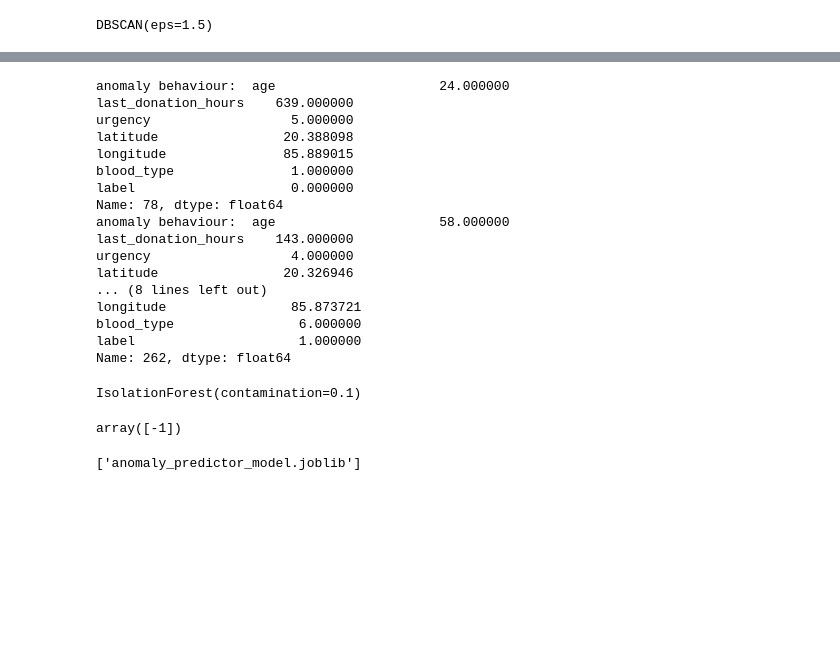
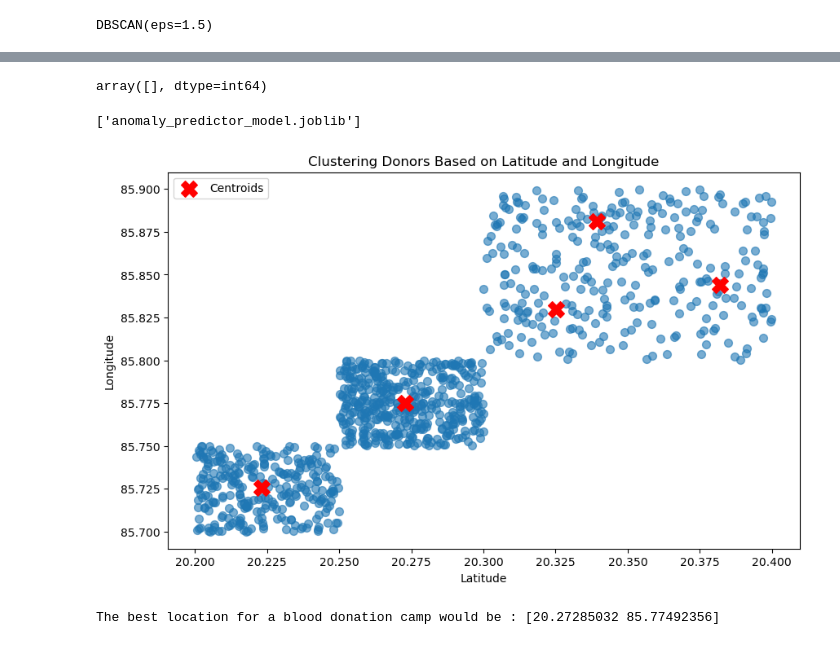
Before and after one commit to Graffian/RakthVeer, a Jupyter notebook: backend/notebooks/app.ipynb, the cells around one changed output, grey strips where cells are left out. Saved outputs shown, nothing was run; the diff lists cells and outputs as text; code cells hidden in the pictures; blank space fills up the shorter version.

```diff
--- a/backend/notebooks/app.ipynb
+++ b/backend/notebooks/app.ipynb
@@ -439,40 +499,51 @@ plt.show()
 import numpy as np
 labels = dbscan.labels_
 noise_index = np.where(labels==-1)[0]
-print("anomaly behaviour: " , donor_dataset.iloc[78])
-print("anomaly behaviour: " , donor_dataset.iloc[87])
-print("anomaly behaviour: " , donor_dataset.iloc[262])
+for i in noise_index:
+    print("anomaly behaviour: " , donor_dataset.iloc[i])
+
+noise_index
 # %% [output]
-anomaly behaviour:  age                     24.000000
-last_donation_hours    639.000000
-urgency                  5.000000
-latitude                20.388098
-longitude               85.889015
-blood_type               1.000000
-label                    0.000000
-Name: 78, dtype: float64
-anomaly behaviour:  age                     58.000000
-last_donation_hours    143.000000
-urgency                  4.000000
-latitude                20.326946
-... (8 lines left out)
-longitude                85.873721
-blood_type                6.000000
-label                     1.000000
-Name: 262, dtype: float64
+array([], dtype=int64)
-# %%
-from sklearn.ensemble import IsolationForest
-anomaly_predictor_model = IsolationForest(contamination=0.1)
-anomaly_predictor_model.fit(X_scaled)
-# %% [output]
-IsolationForest(contamination=0.1)
-# %%
-import numpy as np
-anomaly_predictor_model.predict(np.array(donor_dataset.iloc[87 , 0:6]).reshape(1,6))
-# %% [output]
-array([-1])
 # %%
 import joblib
 joblib.dump(anomaly_predictor_model,"anomaly_predictor_model.joblib")
 # %% [output]
 ['anomaly_predictor_model.joblib']
+# %%
+import pandas as pd
+import numpy as np
+import matplotlib.pyplot as plt
+from sklearn.cluster import KMeans
+
+
+
+
+X = donor_dataset[['latitude', 'longitude']]
+
+kmeans = KMeans(n_clusters=5, random_state=42)
+df['cluster'] = kmeans.fit_predict(X)
+
+plt.figure(figsize=(10, 6))
+
+
+plt.scatter(donor_dataset['latitude'], donor_dataset['longitude'], cmap='viridis', s=50, alpha=0.6)
+
+
+centers = kmeans.cluster_centers_
+plt.scatter(centers[:, 0], centers[:, 1], marker='X', s=200, c='red', label='Centroids')
+
+plt.title('Clustering Donors Based on Latitude and Longitude')
+plt.xlabel('Latitude')
+plt.ylabel('Longitude')
+plt.legend()
+plt.show()
+# %% [output]
+[figure, added]
+# %%
+donor_count = df["cluster"].value_counts()
+best_cluster = donor_count.idxmax()
+best_location = centers[best_cluster]
+print(f"The best location for a blood donation camp would be : {best_location[0:]}")
+# %% [output]
+The best location for a blood donation camp would be : [20.27285032 85.77492356]
```
Also changed, not shown: parts of 12 cells of this notebook, 5 other files.
